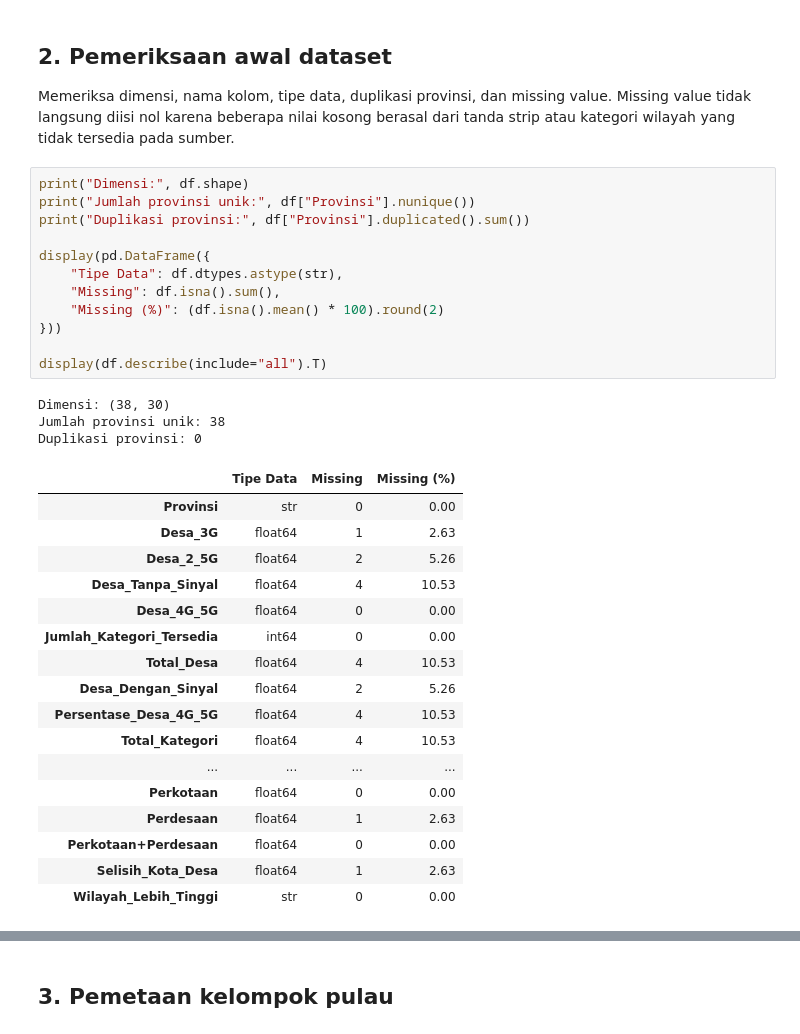
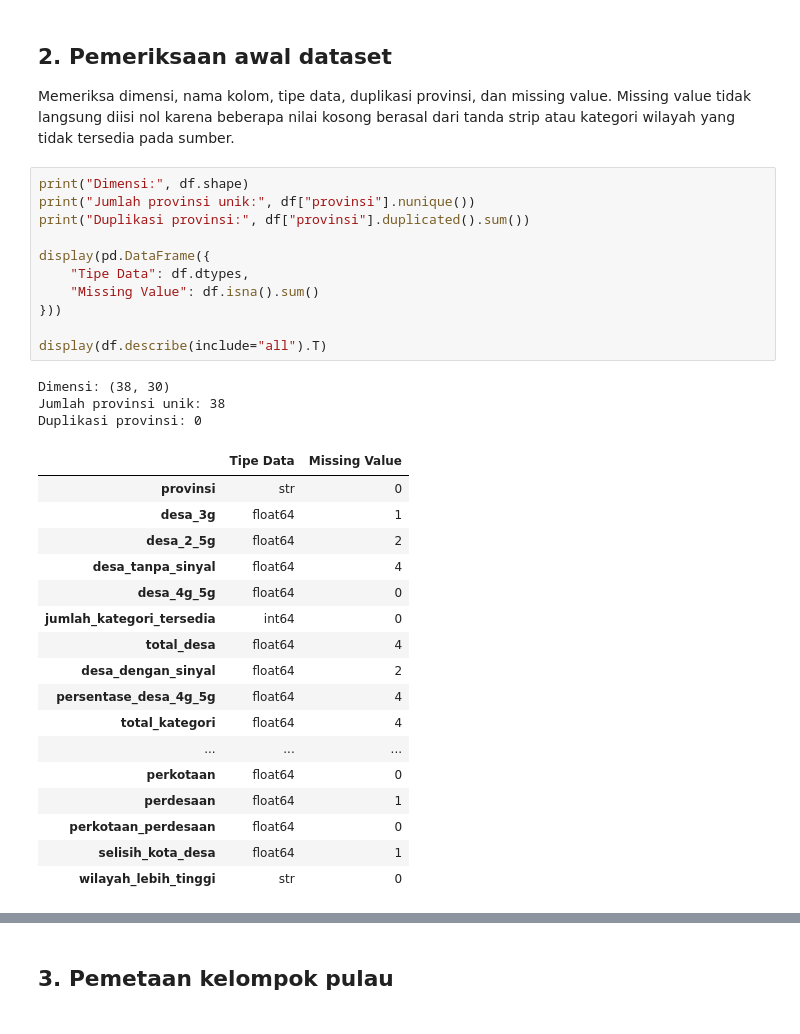
Before and after one commit to aeiprsty/dashboard-analytics-competition, a Jupyter notebook: notebooks/EDA_Dashboard_Pendidikan.ipynb, the cells around one changed output, grey strips where cells are left out. Drawn from its saved outputs; the diff is of its cells as text.

```diff
--- a/notebooks/EDA_Dashboard_Pendidikan.ipynb
+++ b/notebooks/EDA_Dashboard_Pendidikan.ipynb
@@ -72,35 +72,34 @@ Ukuran dataset final: (38, 30)
 Memeriksa dimensi, nama kolom, tipe data, duplikasi provinsi, dan missing value. Missing value tidak langsung diisi nol karena beberapa nilai kosong berasal dari tanda strip atau kategori wilayah yang tidak tersedia pada sumber.
 # %%
 print("Dimensi:", df.shape)
-print("Jumlah provinsi unik:", df["Provinsi"].nunique())
-print("Duplikasi provinsi:", df["Provinsi"].duplicated().sum())
+print("Jumlah provinsi unik:", df["provinsi"].nunique())
+print("Duplikasi provinsi:", df["provinsi"].duplicated().sum())
 
 display(pd.DataFrame({
-    "Tipe Data": df.dtypes.astype(str),
-    "Missing": df.isna().sum(),
-    "Missing (%)": (df.isna().mean() * 100).round(2)
+    "Tipe Data": df.dtypes,
+    "Missing Value": df.isna().sum()
 }))
 
 display(df.describe(include="all").T)
 # %% [output]
 Dimensi: (38, 30)
 Jumlah provinsi unik: 38
 Duplikasi provinsi: 0
-|  | Tipe Data | Missing | Missing (%) |
-| Provinsi | str | 0 | 0.00 |
-| Desa_3G | float64 | 1 | 2.63 |
-| Desa_2_5G | float64 | 2 | 5.26 |
-| Desa_Tanpa_Sinyal | float64 | 4 | 10.53 |
-| Desa_4G_5G | float64 | 0 | 0.00 |
-| Jumlah_Kategori_Tersedia | int64 | 0 | 0.00 |
-| Total_Desa | float64 | 4 | 10.53 |
-| Desa_Dengan_Sinyal | float64 | 2 | 5.26 |
-| Persentase_Desa_4G_5G | float64 | 4 | 10.53 |
-| Total_Kategori | float64 | 4 | 10.53 |
-| ... | ... | ... | ... |
-| Perkotaan | float64 | 0 | 0.00 |
-| Perdesaan | float64 | 1 | 2.63 |
-| Perkotaan+Perdesaan | float64 | 0 | 0.00 |
-| Selisih_Kota_Desa | float64 | 1 | 2.63 |
-| Wilayah_Lebih_Tinggi | str | 0 | 0.00 |
+|  | Tipe Data | Missing Value |
+| provinsi | str | 0 |
+| desa_3g | float64 | 1 |
+| desa_2_5g | float64 | 2 |
+| desa_tanpa_sinyal | float64 | 4 |
+| desa_4g_5g | float64 | 0 |
+| jumlah_kategori_tersedia | int64 | 0 |
+| total_desa | float64 | 4 |
+| desa_dengan_sinyal | float64 | 2 |
+| persentase_desa_4g_5g | float64 | 4 |
+| total_kategori | float64 | 4 |
+| ... | ... | ... |
+| perkotaan | float64 | 0 |
+| perdesaan | float64 | 1 |
+| perkotaan_perdesaan | float64 | 0 |
+| selisih_kota_desa | float64 | 1 |
+| wilayah_lebih_tinggi | str | 0 |
 |  | count | unique | top | freq | mean | std | min | 25% | 50% | 75% | max |
```
Also changed, not shown: parts of 16 cells of this notebook, 3 other files.
